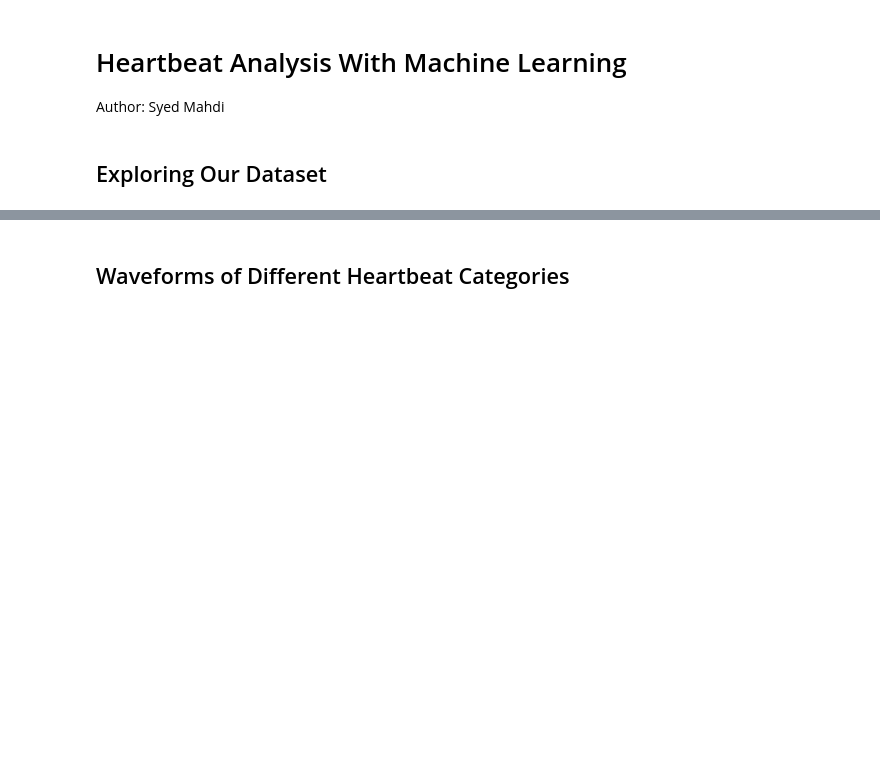
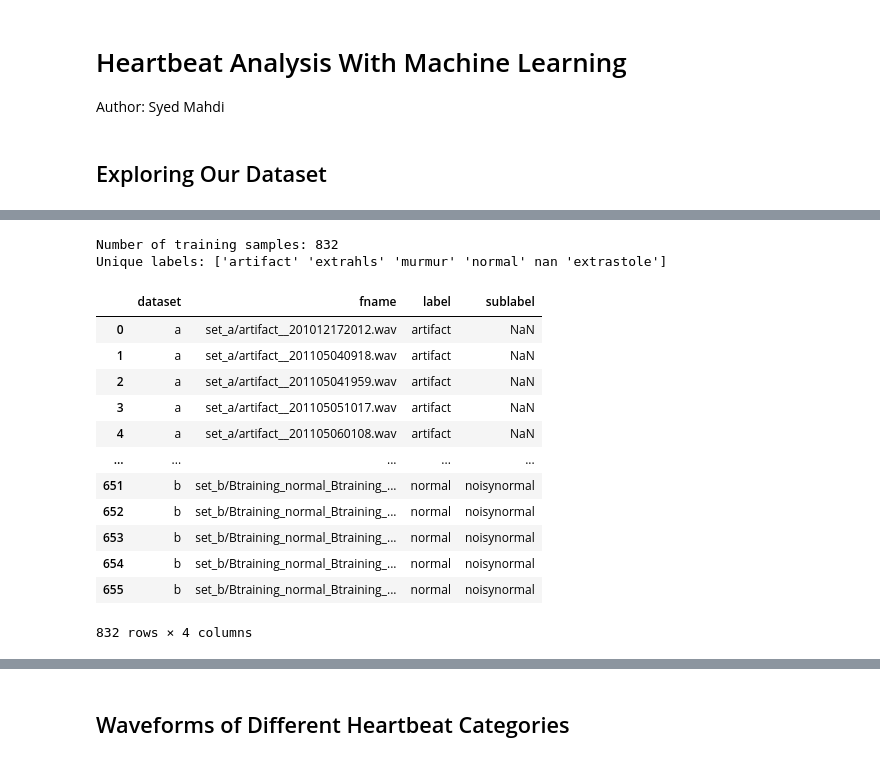
Before and after one commit to smm3123/Heart-Murmur-Identification-With-Machine-Learning, a Jupyter notebook: heartbeat_machine_learning.ipynb, the cells around one changed output, grey strips where cells are left out. Cells and saved outputs as stored; diff of their text form; code cells hidden in the pictures; blank space fills up the shorter version.

```diff
--- a/heartbeat_machine_learning.ipynb
+++ b/heartbeat_machine_learning.ipynb
@@ -26,7 +71,25 @@ set_b
 # %%
 combined_dataset = pd.concat([set_a, set_b])
+labels = combined_dataset['label'].unique()
+print(f"Number of training samples: {combined_dataset.shape[0]}")
 print(f"Unique labels: {combined_dataset['label'].unique()}")
 combined_dataset
+# %% [output]
+Number of training samples: 832
+Unique labels: ['artifact' 'extrahls' 'murmur' 'normal' nan 'extrastole']
+|  | dataset | fname | label | sublabel |
+| 0 | a | set_a/artifact__201012172012.wav | artifact | NaN |
+| 1 | a | set_a/artifact__201105040918.wav | artifact | NaN |
+| 2 | a | set_a/artifact__201105041959.wav | artifact | NaN |
+| 3 | a | set_a/artifact__201105051017.wav | artifact | NaN |
+| 4 | a | set_a/artifact__201105060108.wav | artifact | NaN |
+| ... | ... | ... | ... | ... |
+| 651 | b | set_b/Btraining_normal_Btraining_... | normal | noisynormal |
+| 652 | b | set_b/Btraining_normal_Btraining_... | normal | noisynormal |
+| 653 | b | set_b/Btraining_normal_Btraining_... | normal | noisynormal |
+| 654 | b | set_b/Btraining_normal_Btraining_... | normal | noisynormal |
+| 655 | b | set_b/Btraining_normal_Btraining_... | normal | noisynormal |
+832 rows × 4 columns
 # %%
 # Determine what the shortest, longest, and average durations of our wav files are
 def analyze_wav_durations(directory):
```
Also changed, not shown: parts of 10 cells of this notebook.
